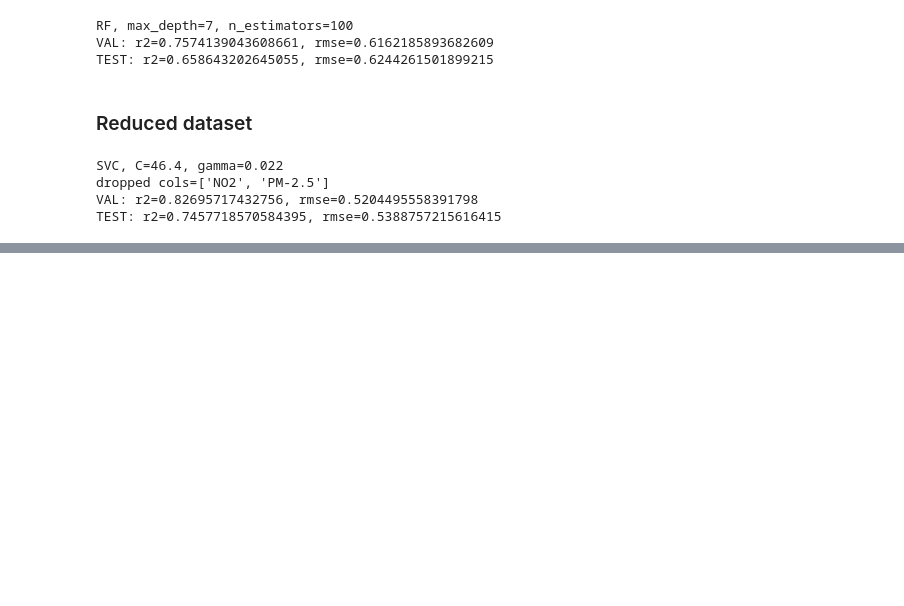
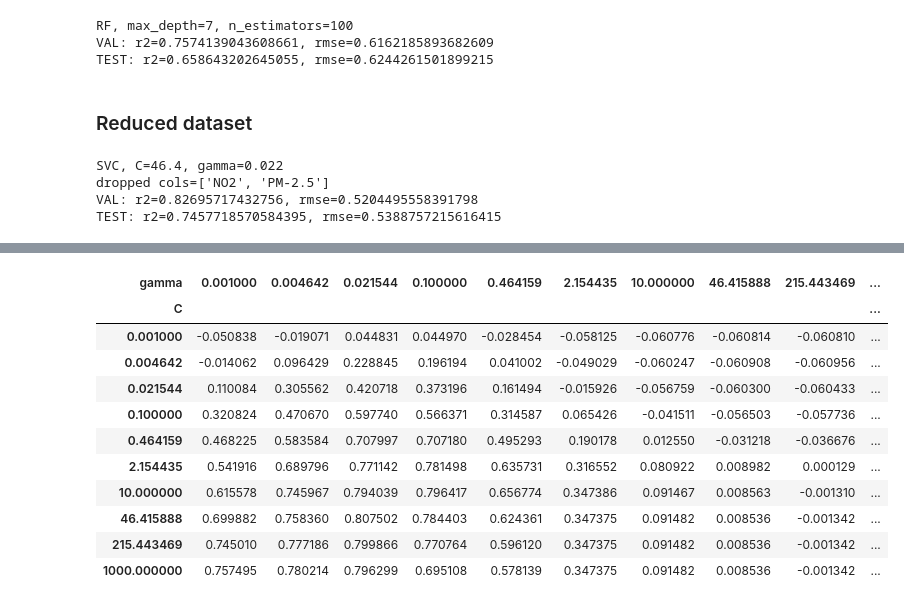
Before and after one commit to M3lo00/TOML_Homeworks, a Jupyter notebook: Homework3-4/model_training.ipynb, the cells around one changed output, grey strips where cells are left out. Drawn from its saved outputs; the diff is of its cells as text; code cells hidden in the pictures; blank space fills up the shorter version.

```diff
--- a/Homework3-4/model_training.ipynb
+++ b/Homework3-4/model_training.ipynb
@@ -638,0 +635,3 @@ C=1.0, gamma=0.46415888336127775, r2=0.5031128315537154, rmse=0.8819231322145694
+# %%
+C = 100
+gamma = 0.0215
@@ -648,0 +660,3 @@ TEST: r2=0.7022445965373612, rmse=0.5831853834587083
+# %%
+cols = list(data.drop(columns='BC').columns.values)
+cols
@@ -648,0 +760,5 @@ TEST: r2=0.7022445965373612, rmse=0.5831853834587083
+# %%
+print(f'SVC, {C=}, {gamma=}')
+clf = SVR(C=C, gamma=gamma, kernel='rbf')
+for c in cols:
+    _test(clf, c)
@@ -648,0 +818,16 @@ TEST: r2=0.7022445965373612, rmse=0.5831853834587083
+# %%
+heatmap_data = pd.DataFrame(res).pivot(index='C', columns='gamma', values='R2')
+heatmap_data
+# %% [output]
+| gamma | 0.001000 | 0.004642 | 0.021544 | 0.100000 | 0.464159 | 2.154435 | 10.000000 | 46.415888 | 215.443469 | ... |
+| C |  |  |  |  |  |  |  |  |  | ... |
+| 0.001000 | -0.050838 | -0.019071 | 0.044831 | 0.044970 | -0.028454 | -0.058125 | -0.060776 | -0.060814 | -0.060810 | ... |
+| 0.004642 | -0.014062 | 0.096429 | 0.228845 | 0.196194 | 0.041002 | -0.049029 | -0.060247 | -0.060908 | -0.060956 | ... |
+| 0.021544 | 0.110084 | 0.305562 | 0.420718 | 0.373196 | 0.161494 | -0.015926 | -0.056759 | -0.060300 | -0.060433 | ... |
+| 0.100000 | 0.320824 | 0.470670 | 0.597740 | 0.566371 | 0.314587 | 0.065426 | -0.041511 | -0.056503 | -0.057736 | ... |
+| 0.464159 | 0.468225 | 0.583584 | 0.707997 | 0.707180 | 0.495293 | 0.190178 | 0.012550 | -0.031218 | -0.036676 | ... |
+| 2.154435 | 0.541916 | 0.689796 | 0.771142 | 0.781498 | 0.635731 | 0.316552 | 0.080922 | 0.008982 | 0.000129 | ... |
+| 10.000000 | 0.615578 | 0.745967 | 0.794039 | 0.796417 | 0.656774 | 0.347386 | 0.091467 | 0.008563 | -0.001310 | ... |
+| 46.415888 | 0.699882 | 0.758360 | 0.807502 | 0.784403 | 0.624361 | 0.347375 | 0.091482 | 0.008536 | -0.001342 | ... |
+| 215.443469 | 0.745010 | 0.777186 | 0.799866 | 0.770764 | 0.596120 | 0.347375 | 0.091482 | 0.008536 | -0.001342 | ... |
+| 1000.000000 | 0.757495 | 0.780214 | 0.796299 | 0.695108 | 0.578139 | 0.347375 | 0.091482 | 0.008536 | -0.001342 | ... |
```
Also changed, not shown: parts of 14 cells of this notebook.
